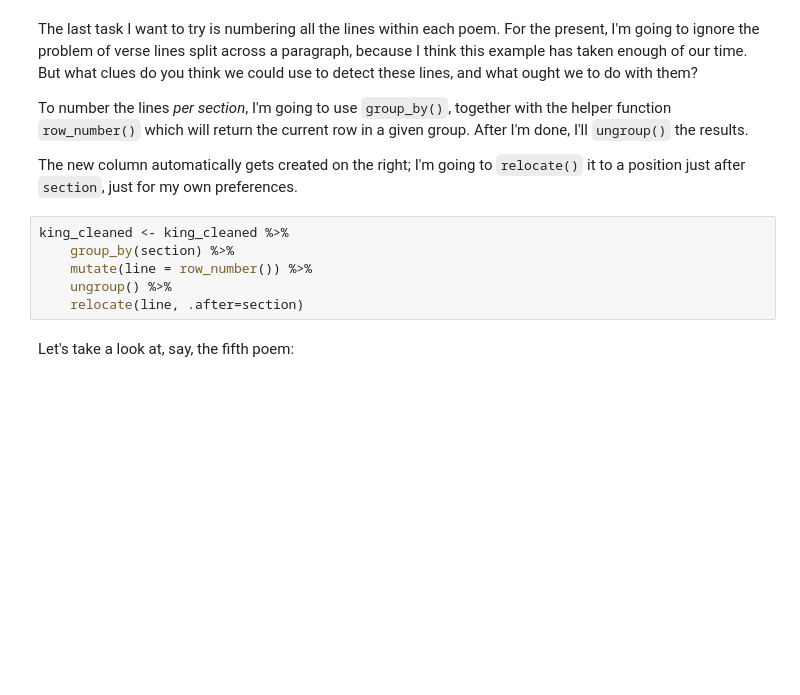
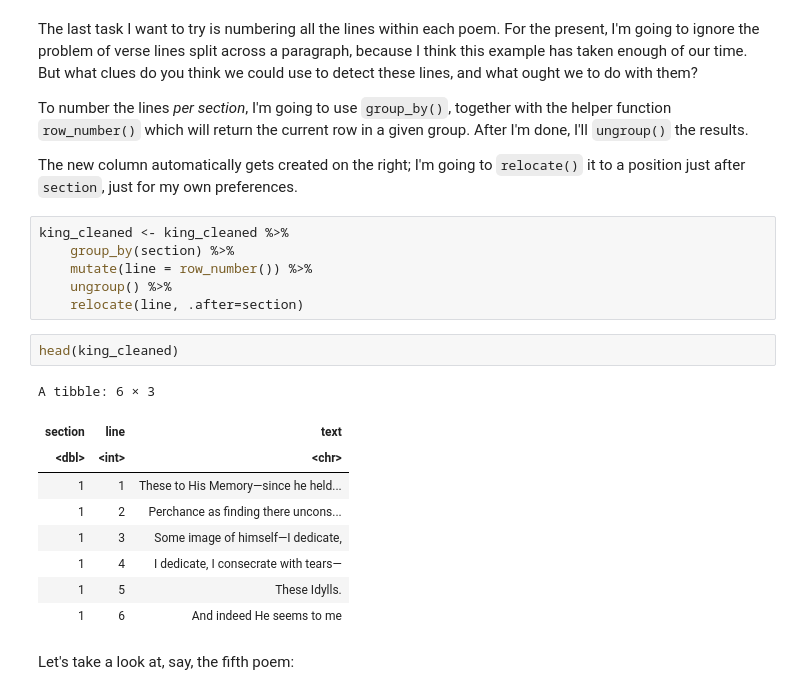
Before and after one commit to cwf2/rostock_r, a Jupyter notebook: 3 - Texts.ipynb, the cells around one changed output. Cells and saved outputs as stored; diff of their text form; blank space fills up the shorter version.

```diff
--- a/3 - Texts.ipynb
+++ b/3 - Texts.ipynb
@@ -427,6 +427,18 @@ king_cleaned <- king_cleaned %>%
     mutate(line = row_number()) %>%
     ungroup() %>%
     relocate(line, .after=section)
+# %%
+head(king_cleaned)
+# %% [output]
+A tibble: 6 × 3
+| section | line | text |
+| <dbl> | <int> | <chr> |
+| 1 | 1 | These to His Memory—since he held... |
+| 1 | 2 | Perchance as finding there uncons... |
+| 1 | 3 | Some image of himself—I dedicate, |
+| 1 | 4 | I dedicate, I consecrate with tears— |
+| 1 | 5 | These Idylls. |
+| 1 | 6 | And indeed He seems to me |
 # %% [markdown]
 Let's take a look at, say, the fifth poem:
 # %%
```
Also changed, not shown: parts of 5 cells of this notebook, 2 other files.
